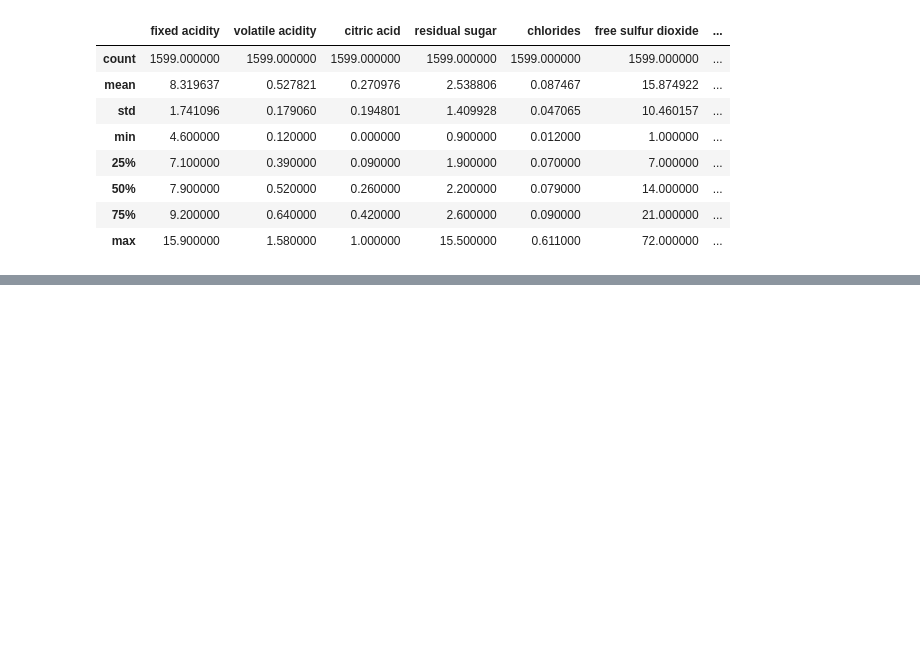
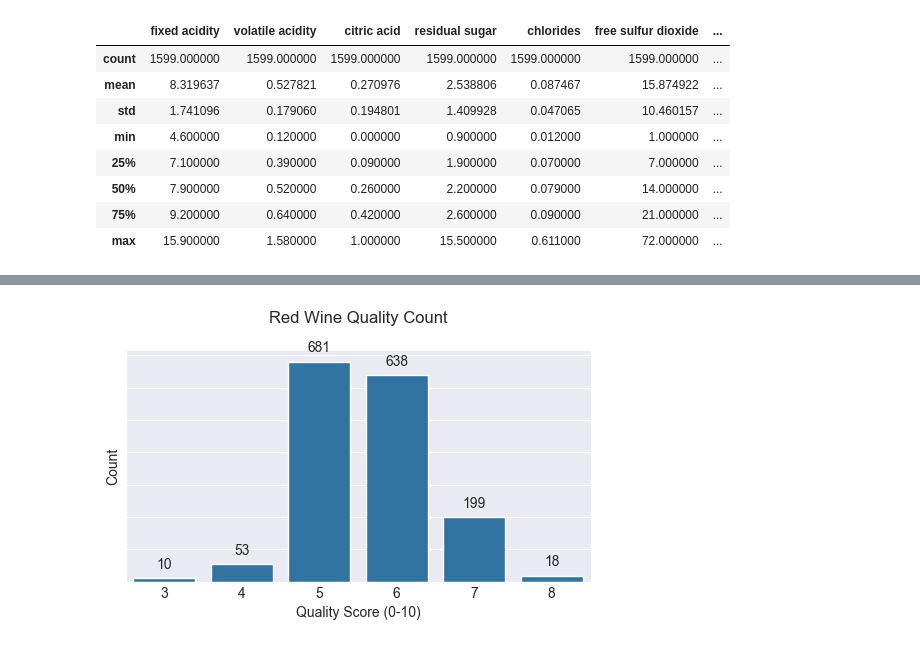
Before and after one commit to CelineChiLamNg/red_wine_regression, a Jupyter notebook: winequality.ipynb, the cells around one changed output, grey strips where cells are left out. Cells and saved outputs as stored; diff of their text form; code cells hidden in the pictures; blank space fills up the shorter version.

```diff
--- a/winequality.ipynb
+++ b/winequality.ipynb
@@ -196,0 +255,18 @@ From the descriptive statistics overview and the distribution, we do confirm
+# %%
+plt.figure(figsize=(6, 3))
+ax = sns.countplot(data=redwinequality, x='quality')
+
+for p in ax.patches:
+    ax.annotate(f'{int(p.get_height())}', xy=(p.get_x() + p.get_width() / 2,
+                                              p.get_height()), ha='center',
+                va='center', xytext=(0, 10), textcoords='offset points')
+
+sns.despine(top=True, right=True, left=False, bottom=False)
+ax.tick_params(axis='x', which='both', length=0, labelbottom=True)
+ax.tick_params(axis='y', which='both', length=0, labelleft=False)
+plt.ylabel('Count')
+plt.xlabel('Quality Score (0-10)')
+plt.title('Red Wine Quality Count', pad=20)
+plt.show()
+# %% [output]
+[figure, added]
```
Also changed, not shown: parts of 33 cells of this notebook, 1 other file.
